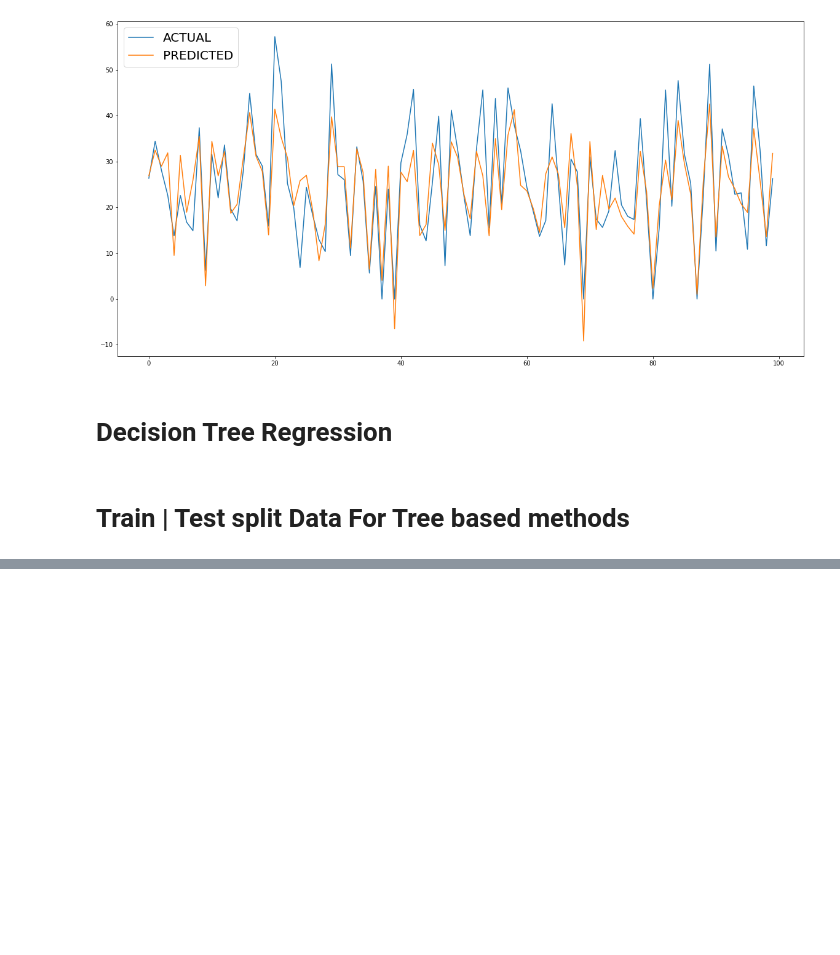
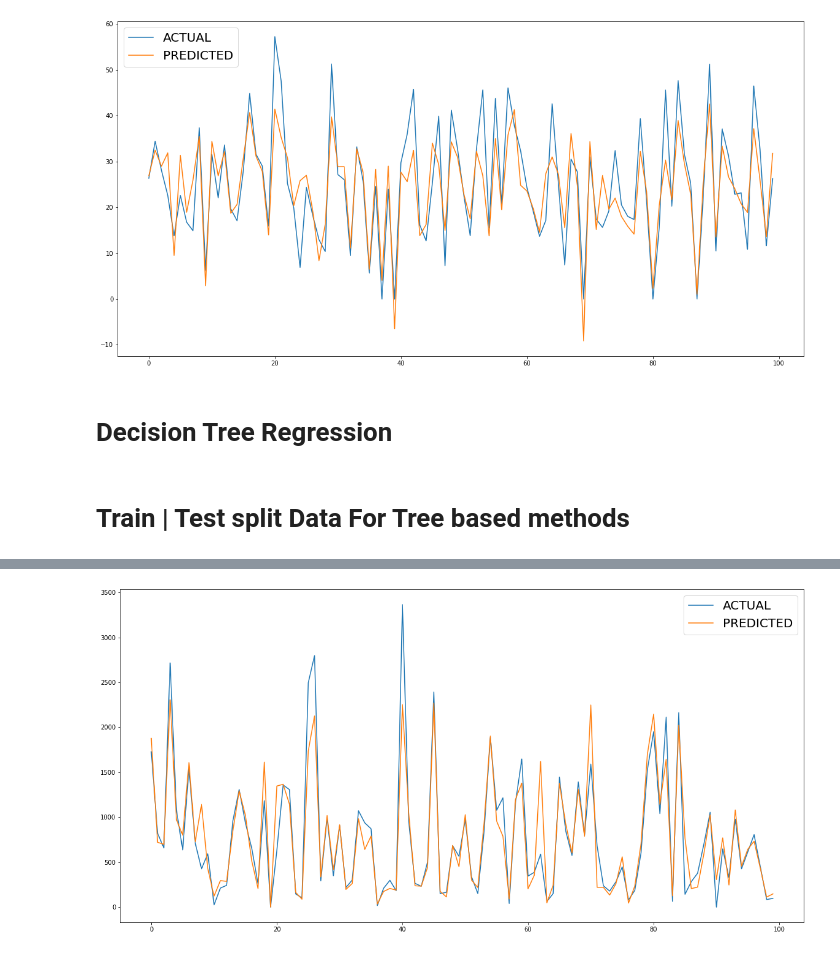
Before and after one commit to gkunal8019/Bike-Sharing-Demand-Prediction, a Jupyter notebook: Bike_Sharing_Demand_Prediction_Capstone_Project.ipynb, the cells around one changed output, grey strips where cells are left out. Saved outputs shown, nothing was run; the diff lists cells and outputs as text; code cells hidden in the pictures; blank space fills up the shorter version.

```diff
--- a/Bike_Sharing_Demand_Prediction_Capstone_Project.ipynb
+++ b/Bike_Sharing_Demand_Prediction_Capstone_Project.ipynb
@@ -851,0 +863,15 @@ NameError: ignored
+# %%
+#creating Xgboost model
+xgb_model=XGBRegressor()
+# %%
+#creating param dict for gridsearch
+n_estimators=[80,100,150]
+max_depth=[15,20,30]
+params = {'n_estimators':n_estimators,'max_depth':max_depth }
+# %%
+#creating xgb grid model
+xgb_grid= GridSearchCV(xgb_model,param_grid=params,verbose=0)
+# %%
+#calling run_model to train,fit and evalution of xgb_grid model
+dac_model(xgb_grid,X_train,y_train,X_test,y_test);
+# %% [output]
@@ -851,0 +895 @@ NameError: ignored
+[figure, added]
```
Also changed, not shown: parts of 36 cells of this notebook.
